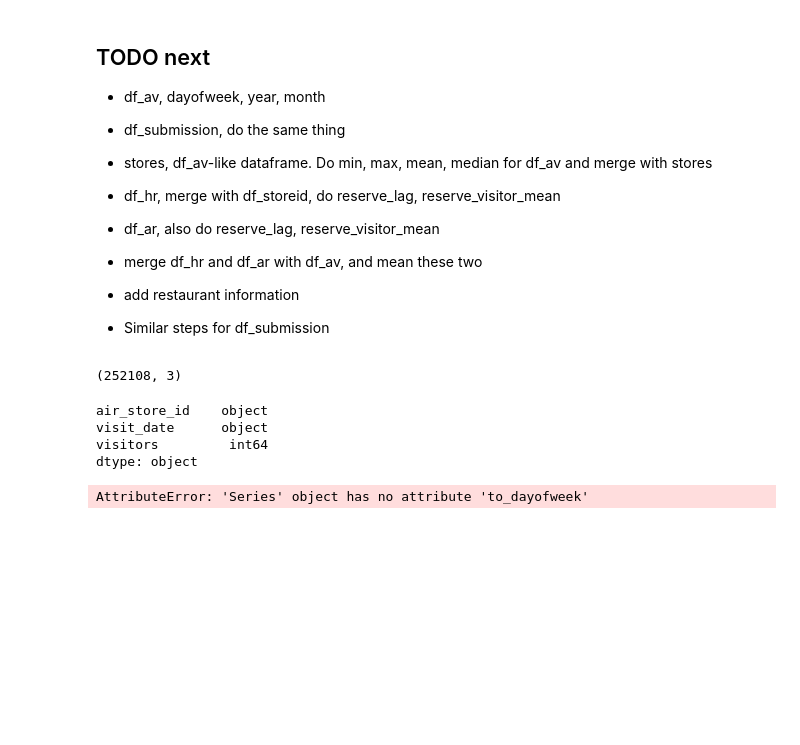
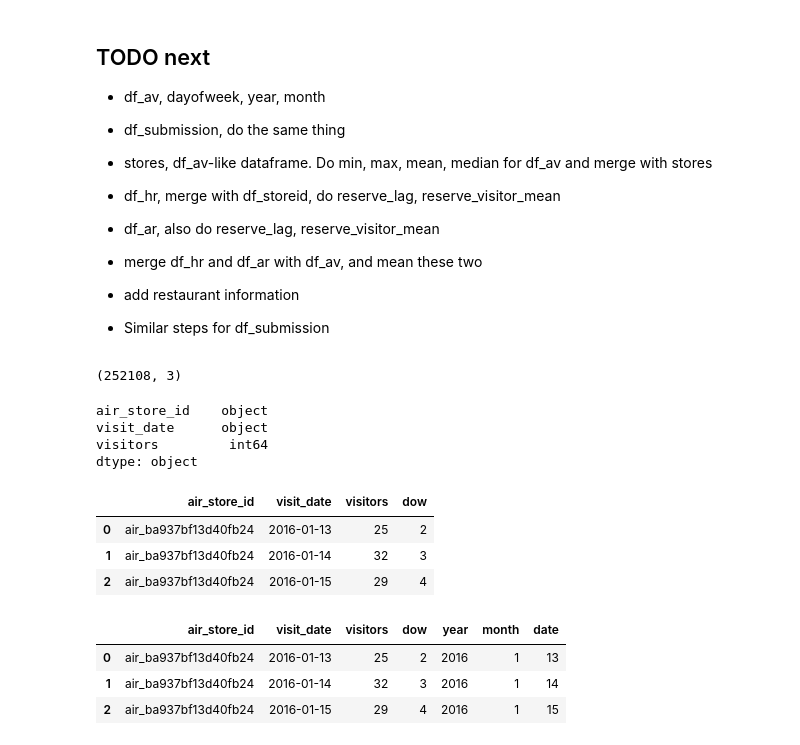
Before and after one commit to dongzhang84/Kaggle, a Jupyter notebook: Restaurant_Visitor_Forecasting/Visitor_forecasting_v3.ipynb, the cells around one changed output. Cells and saved outputs as stored; diff of their text form; code cells hidden in the pictures; blank space fills up the shorter version.

```diff
--- a/Restaurant_Visitor_Forecasting/Visitor_forecasting_v3.ipynb
+++ b/Restaurant_Visitor_Forecasting/Visitor_forecasting_v3.ipynb
@@ -122,9 +122,23 @@ visitors         int64
 dtype: object
 # %%
 df_av['visit_date'] = pd.to_datetime(df_av.visit_date)
-# %%
-#df_av['dow'] =
-
-df_av.visit_date.to_dayofweek
-# %% [output]
-AttributeError: 'Series' object has no attribute 'to_dayofweek'
+# %%
+df_av['dow'] = df_av.visit_date.dt.dayofweek
+df_av.head(3)
+# %% [output]
+|  | air_store_id | visit_date | visitors | dow |
+| 0 | air_ba937bf13d40fb24 | 2016-01-13 | 25 | 2 |
+| 1 | air_ba937bf13d40fb24 | 2016-01-14 | 32 | 3 |
+| 2 | air_ba937bf13d40fb24 | 2016-01-15 | 29 | 4 |
+# %%
+df_av['year'] = df_av.visit_date.dt.year
+df_av['month'] = df_av.visit_date.dt.month
+# %%
+df_av['date'] = df_av.visit_date.dt.day
+# %%
+df_av.head(3)
+# %% [output]
+|  | air_store_id | visit_date | visitors | dow | year | month | date |
+| 0 | air_ba937bf13d40fb24 | 2016-01-13 | 25 | 2 | 2016 | 1 | 13 |
+| 1 | air_ba937bf13d40fb24 | 2016-01-14 | 32 | 3 | 2016 | 1 | 14 |
+| 2 | air_ba937bf13d40fb24 | 2016-01-15 | 29 | 4 | 2016 | 1 | 15 |
```
Also changed, not shown: parts of 8 cells of this notebook.
